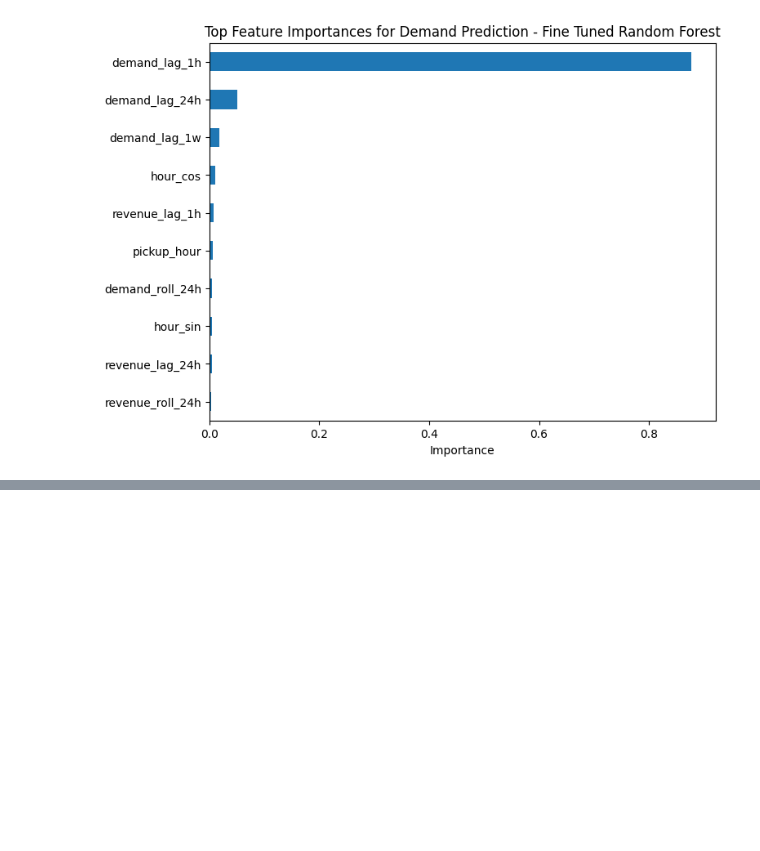
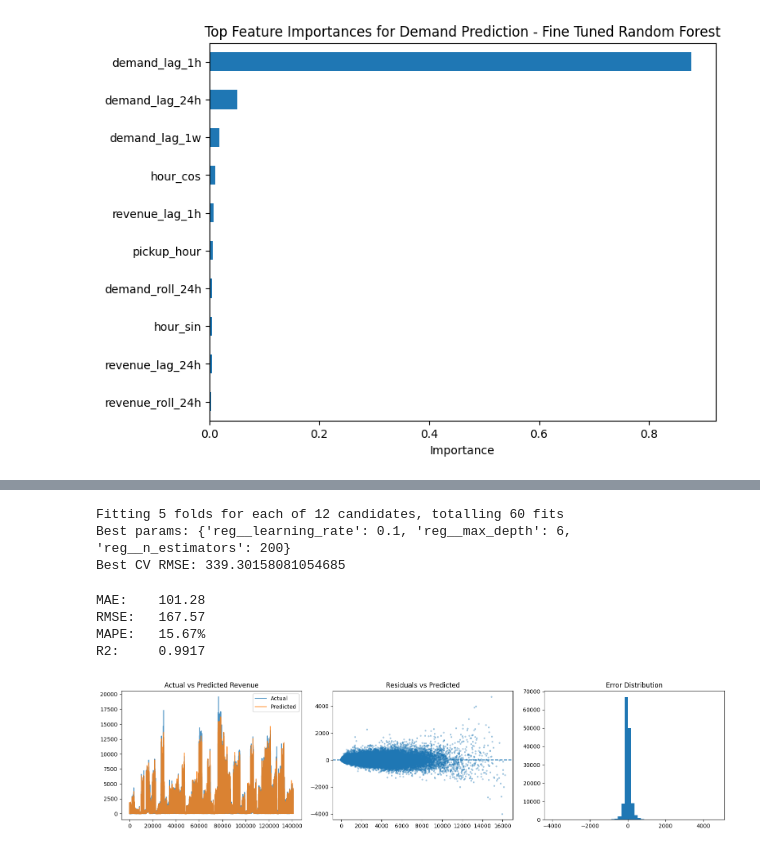
Before and after one commit to kaleater22/ID5059_Group_Project, a Jupyter notebook: ID5059 Group Project.ipynb, the cells around one changed output, grey strips where cells are left out. Saved outputs shown, nothing was run; the diff lists cells and outputs as text; code cells hidden in the pictures; blank space fills up the shorter version.

```diff
--- a/ID5059 Group Project.ipynb
+++ b/ID5059 Group Project.ipynb
@@ -1066,0 +1148,10 @@ plt.show()
+# %%
+# avg_fare and avg_duration_min dropped as they are derived from revenue (leakage)
+drop_cols_rev = ['total_revenue', 'avg_fare', 'avg_duration_min','season','pickup_date']
+
+X_train_rev = taxi_clean_train.drop(columns=drop_cols_rev)
+y_train_rev = taxi_clean_train['total_revenue']
+X_test_rev  = taxi_clean_test.drop(columns=drop_cols_rev)
+y_test_rev  = taxi_clean_test['total_revenue']
+
+numeric_features_rev = X_train_rev.select_dtypes(include=np.number).columns.tolist()
@@ -1066,0 +1200,63 @@ plt.show()
+# %%
+# tune the best model (XGBoost) using grid search
+param_grid_rev = {
+    "reg__n_estimators":  [100, 200],
+    "reg__max_depth":     [4, 6, 8],
+    "reg__learning_rate": [0.05, 0.1],
+}
+
+grid_rev = GridSearchCV(
+    make_pipeline_rev(XGBRegressor(random_state=42, n_jobs=-1, verbosity=0)),
+    param_grid_rev,
+    cv=TimeSeriesSplit(n_splits=5),
+    scoring="neg_root_mean_squared_error",
+    n_jobs=-1,
+    verbose=1
+)
+grid_rev.fit(X_train_rev, y_train_rev)
+
+print("Best params:", grid_rev.best_params_)
+print("Best CV RMSE:", -grid_rev.best_score_)
+# %% [output]
+Fitting 5 folds for each of 12 candidates, totalling 60 fits
+Best params: {'reg__learning_rate': 0.1, 'reg__max_depth': 6, 'reg__n_estimators': 200}
+Best CV RMSE: 339.30158081054685
+# %%
+# fit final model on full training data and evaluate on test set
+final_rev = grid_rev.best_estimator_
+final_rev.fit(X_train_rev, y_train_rev)
+y_pred_rev = final_rev.predict(X_test_rev)
+
+print(f"MAE:    {mean_absolute_error(y_test_rev, y_pred_rev):.2f}")
+print(f"RMSE:   {root_mean_squared_error(y_test_rev, y_pred_rev):.2f}")
+print(f"MAPE:   {mean_absolute_percentage_error(y_test_rev, y_pred_rev)*100:.2f}%")
+print(f"R2:     {r2_score(y_test_rev, y_pred_rev):.4f}")
+# %% [output]
+MAE:    101.28
+RMSE:   167.57
+MAPE:   15.67%
+R2:     0.9917
+# %%
+# diagnostic plots
+fig, axes = plt.subplots(1, 3, figsize=(16, 4))
+
+# actual vs predicted
+axes[0].plot(y_test_rev.values, label="Actual", alpha=0.8)
+axes[0].plot(y_pred_rev, label="Predicted", alpha=0.8)
+axes[0].set_title("Actual vs Predicted Revenue")
+axes[0].legend()
+
+# residuals vs predicted
+residuals_rev = y_test_rev - y_pred_rev
+axes[1].scatter(y_pred_rev, residuals_rev, alpha=0.3, s=5)
+axes[1].axhline(0, linestyle="--")
+axes[1].set_title("Residuals vs Predicted")
+
+# error distribution
+axes[2].hist(residuals_rev, bins=50)
+axes[2].set_title("Error Distribution")
+
+plt.tight_layout()
+plt.show()
+# %% [output]
+[figure, added]
```
Also changed, not shown: parts of 10 cells of this notebook.
